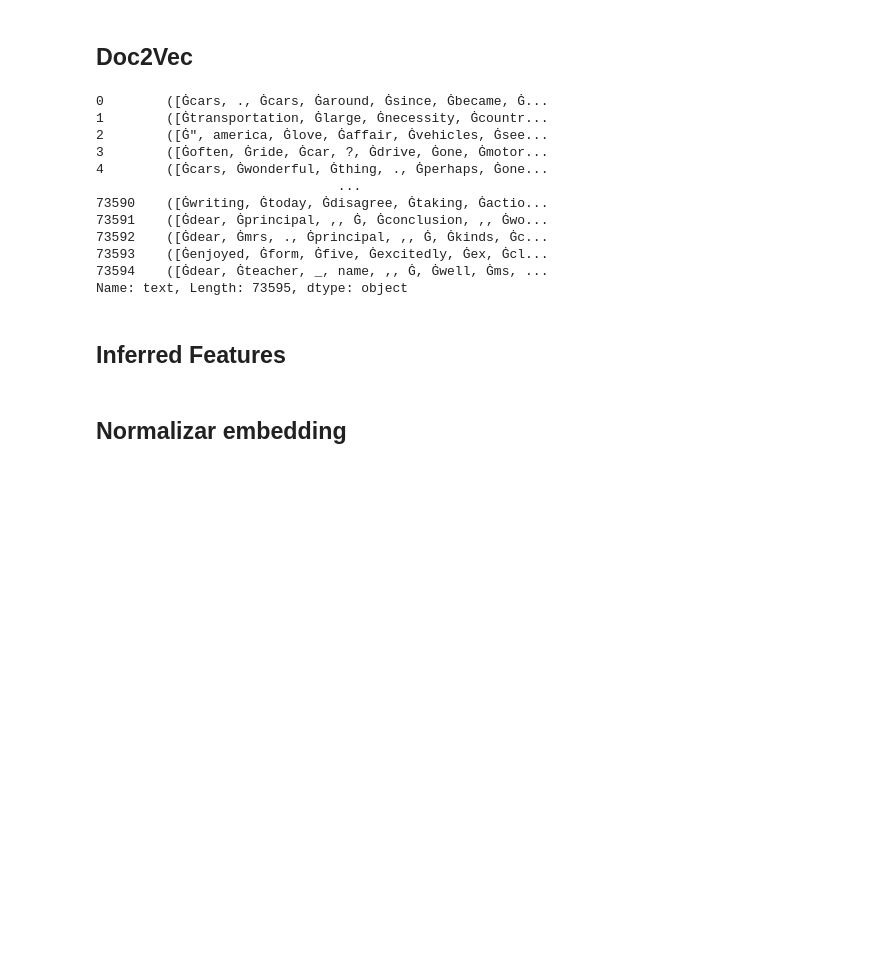
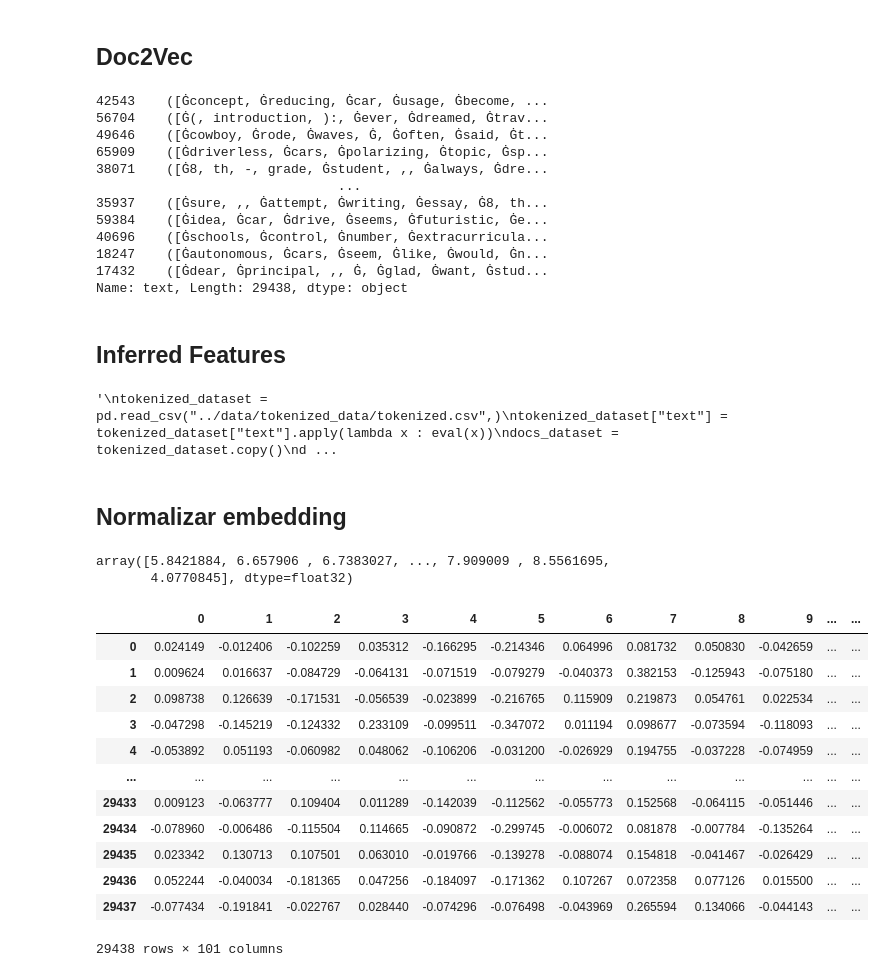
Before and after one commit to MrtC101/ia-2-uncuyo-2023, a Jupyter notebook: source/pre_proccess.ipynb, the cells around one changed output. Saved outputs shown, nothing was run; the diff lists cells and outputs as text; code cells hidden in the pictures; blank space fills up the shorter version.

```diff
--- a/source/pre_proccess.ipynb
+++ b/source/pre_proccess.ipynb
@@ -212,0 +228,5 @@ tokenized_dataset.to_csv("../data/lexp/tokenized_data/tokenized.csv",index=False
+# %%
+# Guardar el DataFrame resultante en un archivo CSV
+train,test = train_test_split(tokenized_dataset, test_size=0.6)
+train.reset_index(drop=True)
+test.reset_index(drop=True)
@@ -213,20 +247,19 @@ tokenized_dataset.to_csv("../data/lexp/tokenized_data/tokenized.csv",index=False
 # %% [markdown]
 ## Doc2Vec
 # %%
-docs_dataset = tokenized_dataset.copy()
-docs_dataset["text"] = [doc2vec.TaggedDocument(row[2],['z'+str(row[0])]) for row in tokenized_dataset.values]
-docs_dataset["text"]
+train["text"] = [doc2vec.TaggedDocument(row[2],['z'+str(row[0])]) for row in train.values]
+train["text"]
 # %% [output]
-0        ([Ġcars, ., Ġcars, Ġaround, Ġsince, Ġbecame, Ġ...
-1        ([Ġtransportation, Ġlarge, Ġnecessity, Ġcountr...
-2        ([Ġ", america, Ġlove, Ġaffair, Ġvehicles, Ġsee...
-3        ([Ġoften, Ġride, Ġcar, ?, Ġdrive, Ġone, Ġmotor...
-4        ([Ġcars, Ġwonderful, Ġthing, ., Ġperhaps, Ġone...
+42543    ([Ġconcept, Ġreducing, Ġcar, Ġusage, Ġbecome, ...
+56704    ([Ġ(, introduction, ):, Ġever, Ġdreamed, Ġtrav...
+49646    ([Ġcowboy, Ġrode, Ġwaves, Ġ, Ġoften, Ġsaid, Ġt...
+65909    ([Ġdriverless, Ġcars, Ġpolarizing, Ġtopic, Ġsp...
+38071    ([Ġ8, th, -, grade, Ġstudent, ,, Ġalways, Ġdre...
                                ...
-73590    ([Ġwriting, Ġtoday, Ġdisagree, Ġtaking, Ġactio...
-73591    ([Ġdear, Ġprincipal, ,, Ġ, Ġconclusion, ,, Ġwo...
-73592    ([Ġdear, Ġmrs, ., Ġprincipal, ,, Ġ, Ġkinds, Ġc...
-73593    ([Ġenjoyed, Ġform, Ġfive, Ġexcitedly, Ġex, Ġcl...
-73594    ([Ġdear, Ġteacher, _, name, ,, Ġ, Ġwell, Ġms, ...
-Name: text, Length: 73595, dtype: object
+35937    ([Ġsure, ,, Ġattempt, Ġwriting, Ġessay, Ġ8, th...
+59384    ([Ġidea, Ġcar, Ġdrive, Ġseems, Ġfuturistic, Ġe...
+40696    ([Ġschools, Ġcontrol, Ġnumber, Ġextracurricula...
+18247    ([Ġautonomous, Ġcars, Ġseem, Ġlike, Ġwould, Ġn...
+17432    ([Ġdear, Ġprincipal, ,, Ġ, Ġglad, Ġwant, Ġstud...
+Name: text, Length: 29438, dtype: object
 # %%
@@ -236,11 +269,15 @@ doc_model.save("../data/lexp/embedding_model/docModel.bin")
 # %% [markdown]
 ## Inferred Features
 # %%
+"""
 tokenized_dataset = pd.read_csv("../data/tokenized_data/tokenized.csv",)
 tokenized_dataset["text"] = tokenized_dataset["text"].apply(lambda x : eval(x))
 docs_dataset = tokenized_dataset.copy()
 docs_dataset["text"] = [doc2vec.TaggedDocument(row[2],['z'+row[0]]) for row in tokenized_dataset.values]
 docs_dataset["text"]
+"""
+# %% [output]
+'\ntokenized_dataset = pd.read_csv("../data/tokenized_data/tokenized.csv",)\ntokenized_dataset["text"] = tokenized_dataset["text"].apply(lambda x : eval(x))\ndocs_dataset = tokenized_dataset.copy()\nd ...
 # %%
 def features(dataset):
     token_count=dataset["text"].apply(lambda x: len(x))
@@ -278,3 +315,30 @@ def features(dataset):
     return df
 # %% [markdown]
 ## Normalizar embedding
+# %%
+doc_model = doc2vec.Doc2Vec.load("../data/lexp/embedding_model/docModel.bin")
+arr = [doc_model.dv[doc.tags] for doc in train["text"]]
+embeddings_dataset = pd.DataFrame(np.reshape(arr,(len(arr), 100)))
+norma = np.linalg.norm(embeddings_dataset, axis=1)
+norma
+# %% [output]
+array([5.8421884, 6.657906 , 6.7383027, ..., 7.909009 , 8.5561695,
+       4.0770845], dtype=float32)
+# %%
+norm_embeddings_dataset = pd.DataFrame(np.apply_along_axis(lambda x: x / np.linalg.norm(x), axis=1, arr=embeddings_dataset))
+norm_embeddings_dataset["normalized_norm"] = (norma - norma.min()) / (norma.max() - norma.min())
+norm_embeddings_dataset
+# %% [output]
+|  | 0 | 1 | 2 | 3 | 4 | 5 | 6 | 7 | 8 | 9 | ... | ... |
+| 0 | 0.024149 | -0.012406 | -0.102259 | 0.035312 | -0.166295 | -0.214346 | 0.064996 | 0.081732 | 0.050830 | -0.042659 | ... | ... |
+| 1 | 0.009624 | 0.016637 | -0.084729 | -0.064131 | -0.071519 | -0.079279 | -0.040373 | 0.382153 | -0.125943 | -0.075180 | ... | ... |
+| 2 | 0.098738 | 0.126639 | -0.171531 | -0.056539 | -0.023899 | -0.216765 | 0.115909 | 0.219873 | 0.054761 | 0.022534 | ... | ... |
+| 3 | -0.047298 | -0.145219 | -0.124332 | 0.233109 | -0.099511 | -0.347072 | 0.011194 | 0.098677 | -0.073594 | -0.118093 | ... | ... |
+| 4 | -0.053892 | 0.051193 | -0.060982 | 0.048062 | -0.106206 | -0.031200 | -0.026929 | 0.194755 | -0.037228 | -0.074959 | ... | ... |
+| ... | ... | ... | ... | ... | ... | ... | ... | ... | ... | ... | ... | ... |
+| 29433 | 0.009123 | -0.063777 | 0.109404 | 0.011289 | -0.142039 | -0.112562 | -0.055773 | 0.152568 | -0.064115 | -0.051446 | ... | ... |
+| 29434 | -0.078960 | -0.006486 | -0.115504 | 0.114665 | -0.090872 | -0.299745 | -0.006072 | 0.081878 | -0.007784 | -0.135264 | ... | ... |
+| 29435 | 0.023342 | 0.130713 | 0.107501 | 0.063010 | -0.019766 | -0.139278 | -0.088074 | 0.154818 | -0.041467 | -0.026429 | ... | ... |
+| 29436 | 0.052244 | -0.040034 | -0.181365 | 0.047256 | -0.184097 | -0.171362 | 0.107267 | 0.072358 | 0.077126 | 0.015500 | ... | ... |
+| 29437 | -0.077434 | -0.191841 | -0.022767 | 0.028440 | -0.074296 | -0.076498 | -0.043969 | 0.265594 | 0.134066 | -0.044143 | ... | ... |
+29438 rows × 101 columns
```
Also changed, not shown: parts of 22 cells of this notebook, 5 other files.
